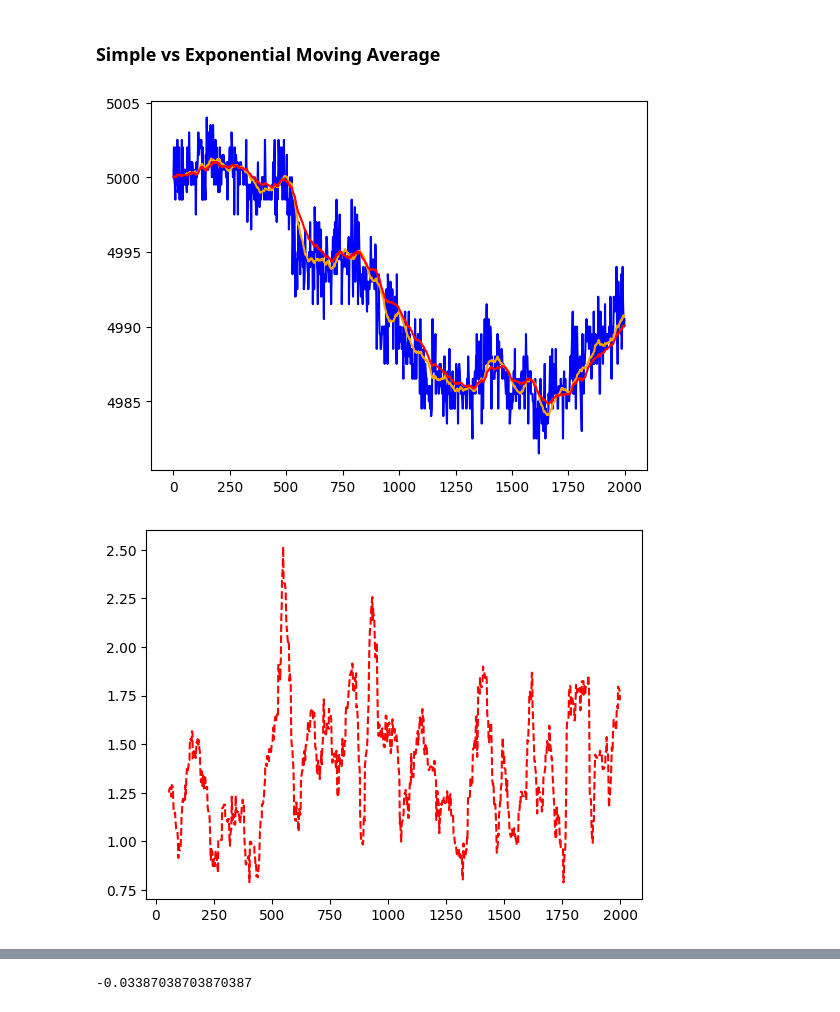
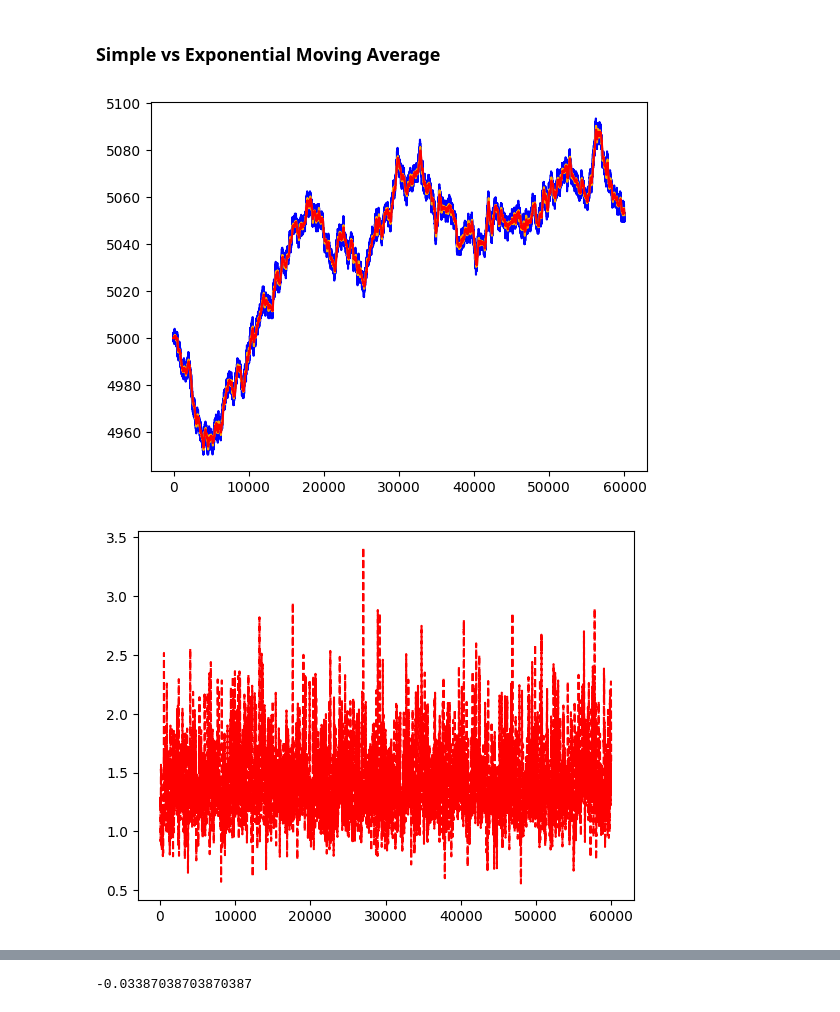
Before and after one commit to timkimneu/IMCProsperityTradingAlgorithm, a Jupyter notebook: round1/eda.ipynb, the cells around one changed output, grey strips where cells are left out. Cells and saved outputs as stored; diff of their text form; code cells hidden in the pictures.

```diff
--- a/round1/eda.ipynb
+++ b/round1/eda.ipynb
@@ -105,22 +105,22 @@ plot_price_data_per_product("AMETHYSTS","STARFRUIT", price_data, [9980,10020])
 # %% [markdown]
 ### Simple vs Exponential Moving Average
 # %%
-starfruit = price_data[price_data['product'] == "STARFRUIT"][:1000]
+starfruit = price_data[price_data['product'] == "STARFRUIT"]
 starfruit_sma_30 = starfruit['mid_price'].rolling(30).mean()
 
 starfruit_ema_30 = starfruit['mid_price'].ewm(30, adjust=False).mean()
 starfruit_ema_30_std = starfruit['mid_price'].rolling(30).std()
 
 plt.plot(starfruit['mid_price'], color="blue")
 plt.plot(starfruit_sma_30, color="orange")
 plt.plot(starfruit_ema_30, color="red")
 plt.show()
 
 plt.plot(starfruit_ema_30_std, linestyle="--", color="red")
 plt.show()
 
 df = pd.concat([starfruit_ema_30,starfruit_ema_30_std],axis=1)
 print(df[:300])
 # %% [output]
-[figure, old version]
+[figure, new version]
-[figure, old version]
+[figure, new version]
```
Also changed, not shown: parts of 2 cells of this notebook, 25 other files.
